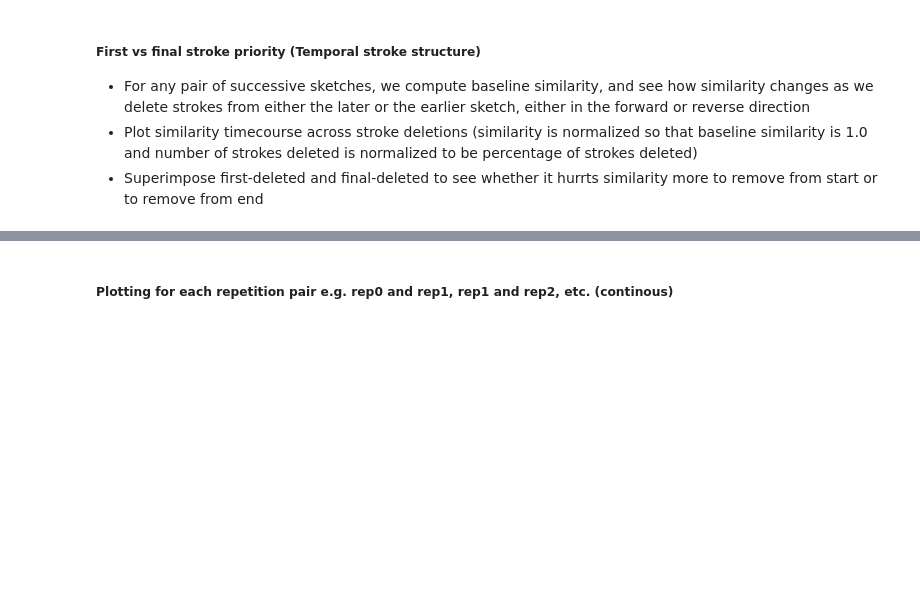
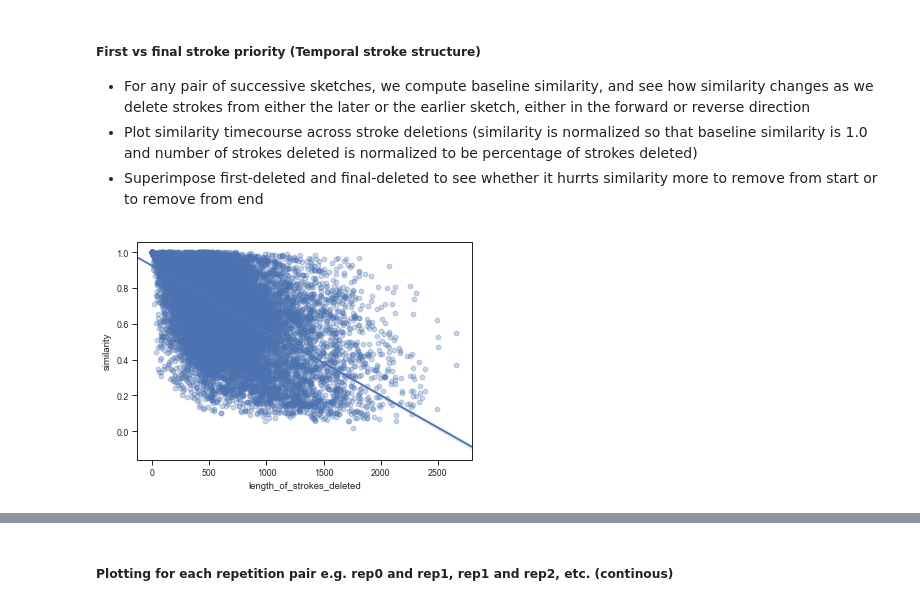
Before and after one commit to cogtoolslab/graphical_conventions_cogsci19, a Jupyter notebook: analysis/ipynb/megsano/analyze_refgame_sketches.ipynb, the cells around one changed output, grey strips where cells are left out. Drawn from its saved outputs; the diff is of its cells as text; code cells hidden in the pictures; blank space fills up the shorter version.

```diff
--- a/analysis/ipynb/megsano/analyze_refgame_sketches.ipynb
+++ b/analysis/ipynb/megsano/analyze_refgame_sketches.ipynb
@@ -198,0 +199,32 @@ stroke_analysis_df = h.get_stroke_analysis_df(D, M_stroke_analysis, F_stroke_ana
+# %%
+reload(h)
+self_similarity_df = h.get_self_similarity_df(D, M_stroke_analysis, F_stroke_analysis)
+self_similarity_df.to_csv("self_similarity_df.csv")
+# %%
+reload(h)
+similarity_diff_list = []
+length_of_strokes_deleted_list = []
+for i,m in self_similarity_df.iterrows():
+    similarity_diff = 1 - m['similarity']
+    similarity_diff_list.append(similarity_diff)
+    g = m['gameID']
+    if m['target'][0] == 'w':
+        t = 'waiting_' + m['target'][7:]
+    else:
+        t = 'dining_' + m['target'][6:]
+    r = m['base_rep']
+    D_ = D[(D['gameID'] == g) & (D['target'] == t) & (D['repetition'] == r)]
+    svgListString = list(D_['svgString'])[0]
+    arcLengths = h.getArcLengths(svgListString)
+    length_of_strokes_deleted = sum([arcLengths[i] for i in range(m['num_strokes_deleted'])]) # length of first stroke
+    length_of_strokes_deleted_list.append(length_of_strokes_deleted)
+# %%
+#ratio = [x/y for x, y in zip(similarity_diff_list, length_of_strokes_deleted_list) if y != 0]
+self_similarity_df['length_of_strokes_deleted'] = length_of_strokes_deleted_list
+self_similarity_df['similarity_diff'] = similarity_diff_list
+# %%
+sns.set_context("paper")
+ax = sns.regplot(x="length_of_strokes_deleted", y="similarity", scatter_kws={'alpha':0.3},#_diff
+                   data=self_similarity_df)
+# %% [output]
+[figure, added]
```
Also changed, not shown: parts of 66 cells of this notebook, 1 other file.
